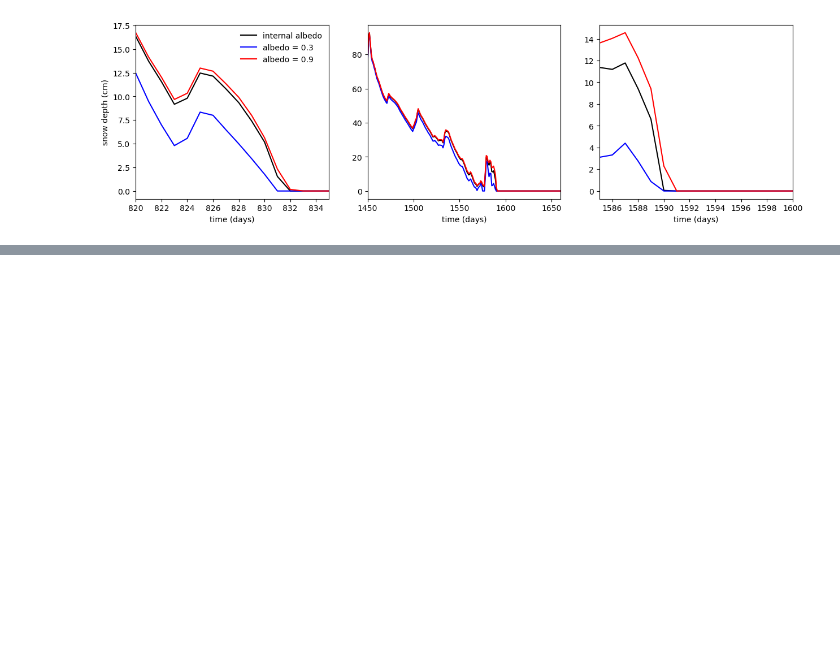
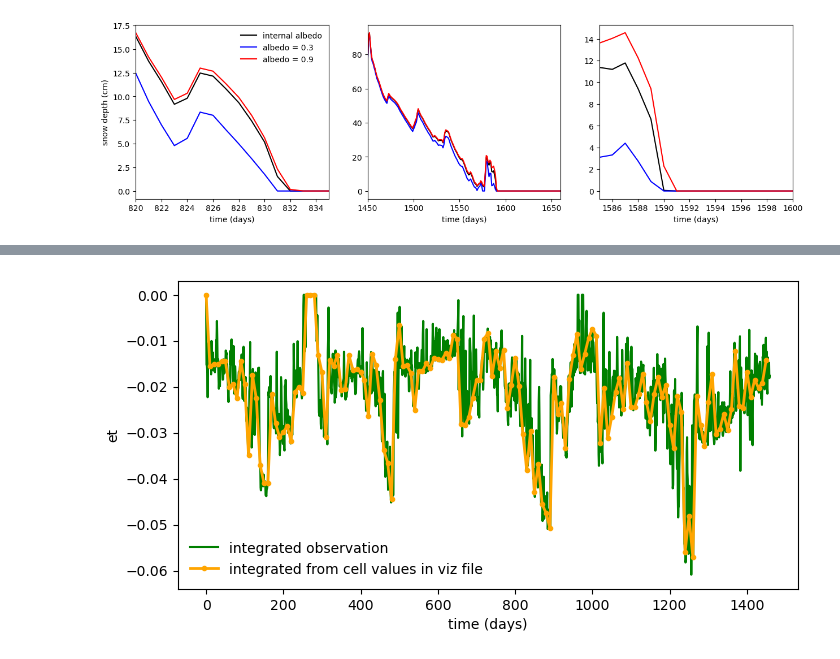
Before and after one commit to amanzi/ats-demos, a Jupyter notebook: 14_ecosim/ecosim.ipynb, the cells around one changed output, grey strips where cells are left out. Cells and saved outputs as stored; diff of their text form; code cells hidden in the pictures; blank space fills up the shorter version.

```diff
--- a/14_ecosim/ecosim.ipynb
+++ b/14_ecosim/ecosim.ipynb
@@ -94,0 +158,21 @@ plt.show()
+# %%
+## observation of the integrated subsurface flux
+sb_phen = pandas.read_csv(os.path.join(dir_pheno_root, 'subsurf_prop.dat'), comment='#')
+t_phen = sb_phen['time [s]']/86400
+et_phen = sb_phen['Q_w_subsurf']
+
+## from the visualization file
+vis = ats_xdmf.VisFile(dir_pheno_root)
+root_flux = vis.getArray('subsurface_ecosim_water_source')
+total_flux = np.sum(root_flux,axis=1)
+time = vis.times
+
+fig, ax = plt.subplots(1,1, figsize=(8,4))
+ax.plot(t_phen,et_phen*100.,color='g', label="integrated observation")
+ax.plot(time*365.25,total_flux*100,marker='.',color='orange',lw=2,label="integrated from cell values in viz file")
+ax.legend(frameon=False)
+ax.set_xlabel("time (days)")
+ax.set_ylabel("et")
+plt.show()
+# %% [output]
+[figure, added]
```
Also changed, not shown: parts of 16 cells of this notebook, 4 other files.
